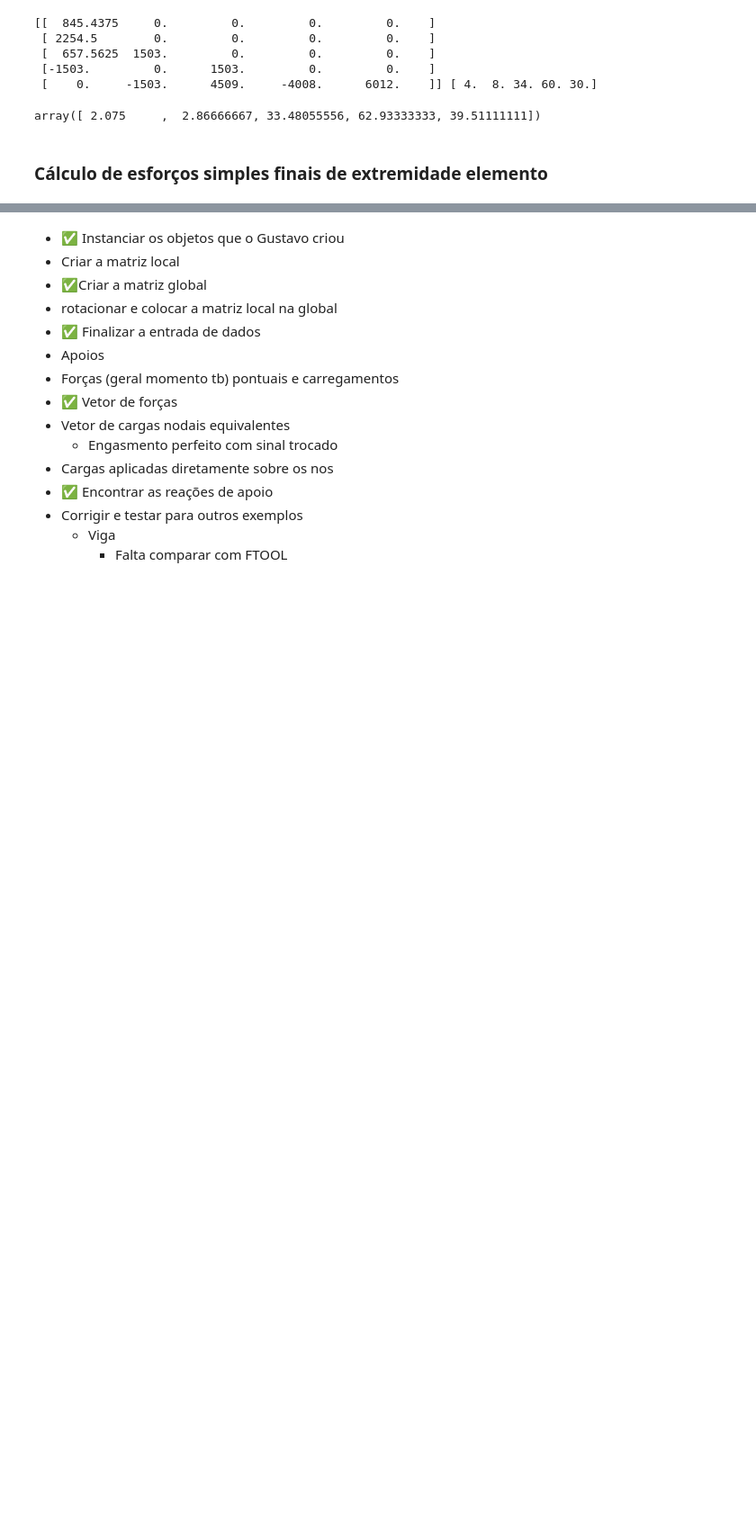
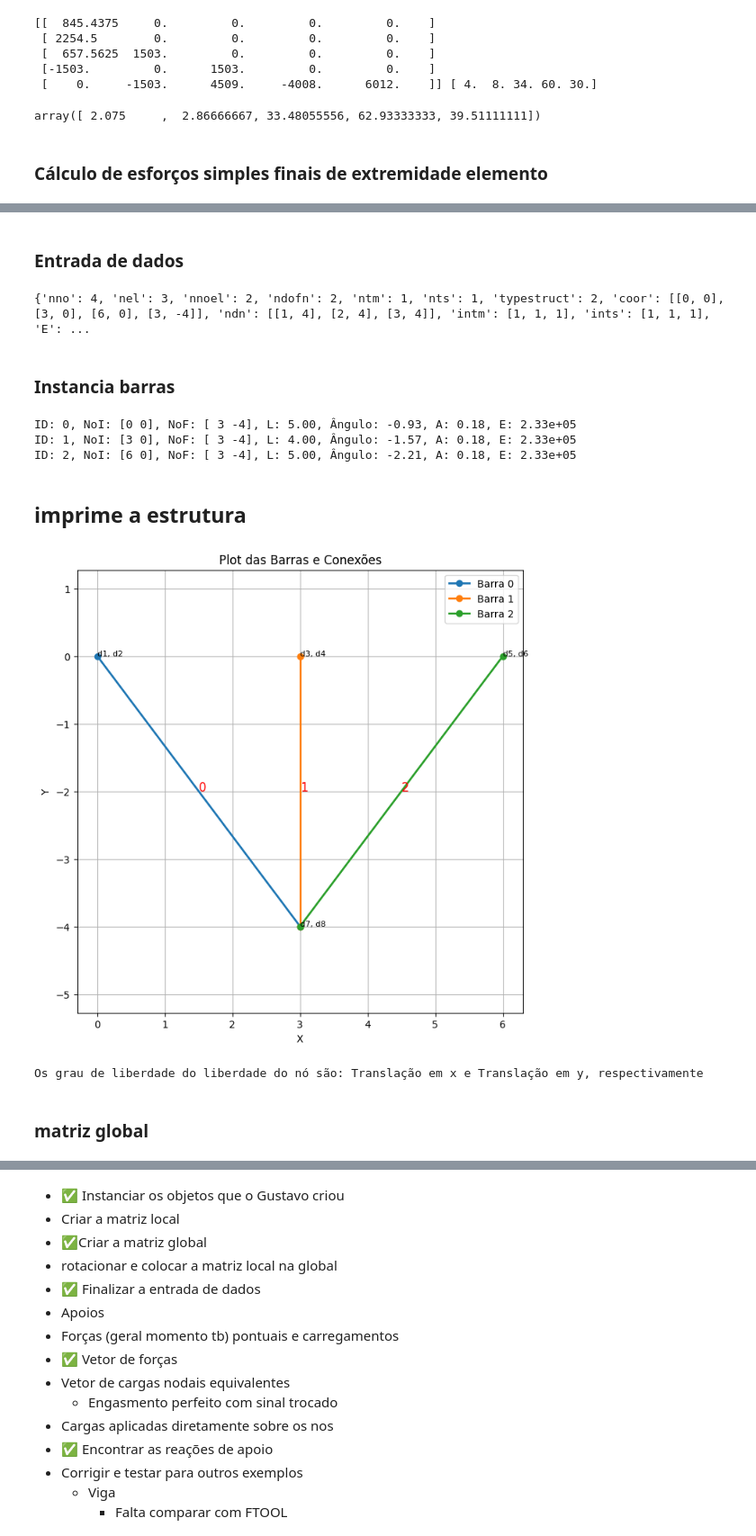
Before and after one commit to Leopalds/metodo-rigidez, a Jupyter notebook: MAC023-Trabalho2.ipynb, the cells around one changed output, grey strips where cells are left out. Shown at 90% size. Cells and saved outputs as stored; diff of their text form; code cells hidden in the pictures; blank space fills up the shorter version.

```diff
--- a/MAC023-Trabalho2.ipynb
+++ b/MAC023-Trabalho2.ipynb
@@ -71,5 +76,4 @@ class BarraPorticoPlano:
 # %%
-#Arrumar essa classe
 class BarraTrelicaPlana:
     def __init__(self, id, coordNoInic, coordNoFim, A, E):
       self.id = id
@@ -77,10 +81,10 @@ class BarraTrelicaPlana:
       self.coordNoFim = np.array(coordNoFim)
       self.A = A
       self.E = E
-      self.L = self.calcular_L()
-      self.angulo = self.calcular_angulo()
+      self.L = self.calcularComprimento()
+      self.angulo = self.calcularAngulo()
 
-    def calcularL(self):
+    def calcularComprimento(self):
       return np.linalg.norm(self.coordNoFim - self.coordNoInic) # distância euclidiana
 
     def calcularAngulo(self):
@@ -104,13 +108,16 @@ class BarraTrelicaPlana:
       EA_L = (self.E * self.A) / self.L
 
       kLocal = np.array([
-          [ EA_L,  0, -EA_L,  0],
+          [ 1,  0, -1,  0],
           [ 0,  0,  0,  0],
-          [-EA_L,  0,  EA_L,  0],
+          [-1,  0,  1,  0],
           [ 0,  0,  0,  0]
       ]) * EA_L
 
       return kLocal
+
+    def imprimirBarra(self):
+        print(f"ID: {self.id}, NoI: {self.coordNoInic}, NoF: {self.coordNoFim}, L: {self.L:.2f}, Ângulo: {self.angulo:.2f}, A: {self.A:.2f}, E: {self.E:.2e}")
 # %%
 class BarraVigaPlana:
     def __init__(self, id, coordNoInic, coordNoFim, A, I, E):
@@ -306,17 +313,16 @@ def instanciar_barras(nel, ints, intm, Iz, E, A, ndn, coor, typestruct):
 
     if(typestruct == 1):
       # Viga
-      # print(E)
       barras.append(BarraVigaPlana(i, noInicial, noFinal, area, Iz_value, E_value))
       barras[i].imprimirBarra()
     elif(typestruct == 2):
       # Treliça
-      # TODO: Implement this
-      raise Exception("NOT IMPLEMENTED")
+      barras.append(BarraTrelicaPlana(i, noInicial, noFinal, area, E_value))
+      barras[i].imprimirBarra()
     elif(typestruct == 3):
       # Portico
-      # TODO: Implement this
-      raise Exception("NOT IMPLEMENTED")
+      barras.append(BarraPorticoPlano(i, noInicial, noFinal, area, Iz_value, E_value))
+      barras[i].imprimirBarra()
     else:
       raise Exception("Tipo desconhecido")
 
@@ -927,0 +1000,28 @@ array([ 2.075     ,  2.86666667, 33.48055556, 62.93333333, 39.51111111])
+# %% [markdown]
+### Entrada de dados
+# %%
+filename = 'dados_modelo_ex5.JSON'
+data = read_data_json(filename)
+print(data)
+# %% [output]
+{'nno': 4, 'nel': 3, 'nnoel': 2, 'ndofn': 2, 'ntm': 1, 'nts': 1, 'typestruct': 2, 'coor': [[0, 0], [3, 0], [6, 0], [3, -4]], 'ndn': [[1, 4], [2, 4], [3, 4]], 'intm': [1, 1, 1], 'ints': [1, 1, 1], 'E': ...
+# %% [markdown]
+### Instancia barras
+# %%
+barras = instanciar_barras(data['nel'], data['ints'], data['intm'], data['Iz'] , data['E'], data['A'], data['ndn'], data['coor'], data['typestruct'])
+
+# for i in range(len(barras)):
+#   print(barras[i].matrizRigidezLocal())
+# %% [output]
+ID: 0, NoI: [0 0], NoF: [ 3 -4], L: 5.00, Ângulo: -0.93, A: 0.18, E: 2.33e+05
+ID: 1, NoI: [3 0], NoF: [ 3 -4], L: 4.00, Ângulo: -1.57, A: 0.18, E: 2.33e+05
+ID: 2, NoI: [6 0], NoF: [ 3 -4], L: 5.00, Ângulo: -2.21, A: 0.18, E: 2.33e+05
+# %% [markdown]
+## imprime a estrutura
+# %%
+plot_barras(barras, data['ndn'], data['coor'], data['ndofn'], data['typestruct'])
+# %% [output]
+[figure, added]
+Os grau de liberdade do liberdade do nó são: Translação em x e Translação em y, respectivamente
+# %% [markdown]
+### matriz global
```
Also changed, not shown: parts of 49 cells of this notebook.
